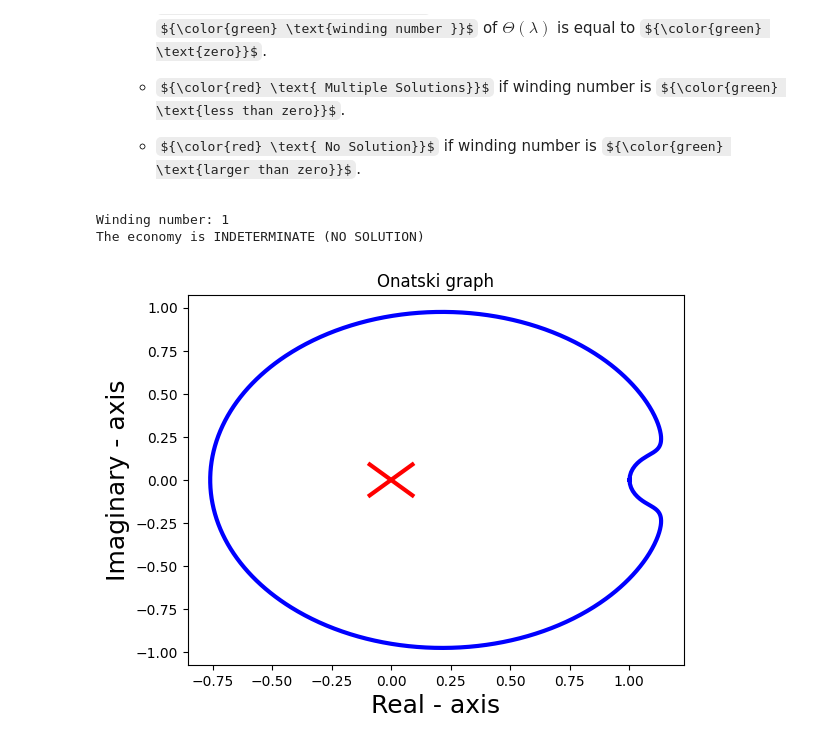
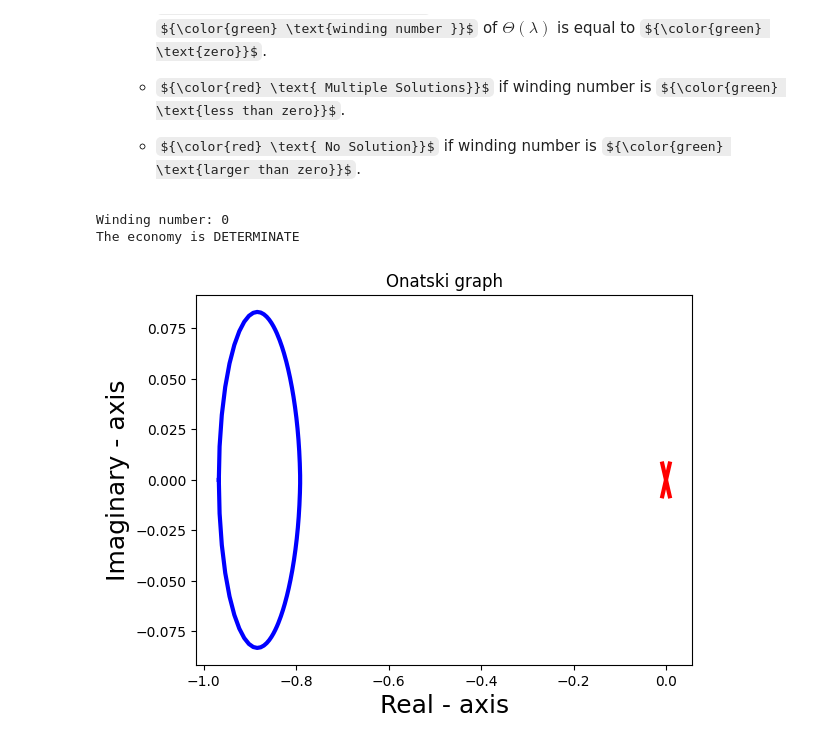
Before and after one commit to alfredlovgren/local-determinacy, a Jupyter notebook: src/local_determancy/HA_Sticky_Nominal.ipynb, the cells around one changed output. Cells and saved outputs as stored; diff of their text form; code cells hidden in the pictures; some formulas as TeX source.

```diff
--- a/src/local_determancy/HA_Sticky_Nominal.ipynb
+++ b/src/local_determancy/HA_Sticky_Nominal.ipynb
@@ -110,14 +110,18 @@ def nkpc_ss(Y, mu, vphi, frisch, eis, Yss):
         return w, F
 
 @simple
-def mkt_clearing(A, PL, B, mu, w):
-        asset_mkt = A - B(+1)/PL(+1)
+def mkt_clearing_A(A, B,Bss):
+        asset_mkt = (A -B)/Bss
+        return asset_mkt
+
+@simple
+def mkt_clearing_L(mu, w):
         labor_mkt = w - (1/mu)
-        return asset_mkt,  labor_mkt
+        return  labor_mkt
 # %% [markdown]
 ### 2.3 Steady State and Calibration
 # %%
-blocks_ss = [hh1,monetary, monetaryReal, fiscal, debt, inflation,  mkt_clearing, nkpc_ss]
+blocks_ss = [hh1,monetary, monetaryReal, fiscal, debt, inflation,  mkt_clearing_A,  mkt_clearing_L, nkpc_ss]
 
 hank_ss = create_model(blocks_ss, name="One-Asset Simple HANK SS")
 
@@ -143,7 +147,7 @@ def nkpc(pi, beta, kappa):
             Y = ss0["Y"] * (1+ (1+ss0["pi"] )*( (1 + pi).apply(np.log) - beta*(1 + pi(+1)).apply(np.log) )/kappa)
             return Y
 
-blocks = [hh1,monetary, monetaryReal, fiscal, debt, inflation, mkt_clearing, nkpc_ss, nkpc]
+blocks = [hh1,monetary, monetaryReal, fiscal, debt, inflation, mkt_clearing_A, nkpc_ss, nkpc]
 hank = create_model(blocks, name="One-Asset Nominal HANK")
 
 ss = hank.steady_state(ss0)
@@ -177,23 +181,24 @@ ss = hank.steady_state(ss0)
 # %%
 T = 300
 
+exogenous = ['Realshock']
 unknowns = ['PL']
 targets = ['asset_mkt']
-exogenous = ['Realshock']
+
 
 
 H_U = hank.jacobian(ss, unknowns, targets, T=T)
 H_Z = hank.jacobian(ss, exogenous, targets, T=T)
 
-onatski = ld.onatski(targets = targets, endogenous = unknowns, scale = 'A', T =T, ss0=ss0, H_U = H_U)
+onatski = ld.onatski(targets = targets, endogenous = unknowns, T =T, ss0=ss0, H_U = H_U,nominal = True, exogenous = 'Realshock', H_Z = H_Z)
 
 windingNumber = ld.onatskiWindingNumber(onatski)
 
 windingNumber = ld.onatskiWindingNumber(onatski)
 print(ld.checkSolutions(windingNumber))
 
 ld.plot(onatski)
 # %% [output]
-Winding number: 1
-The economy is INDETERMINATE (NO SOLUTION)
+Winding number: 0
+The economy is DETERMINATE
-[figure, old version]
+[figure, new version]
```
Also changed, not shown: 5 other files.
